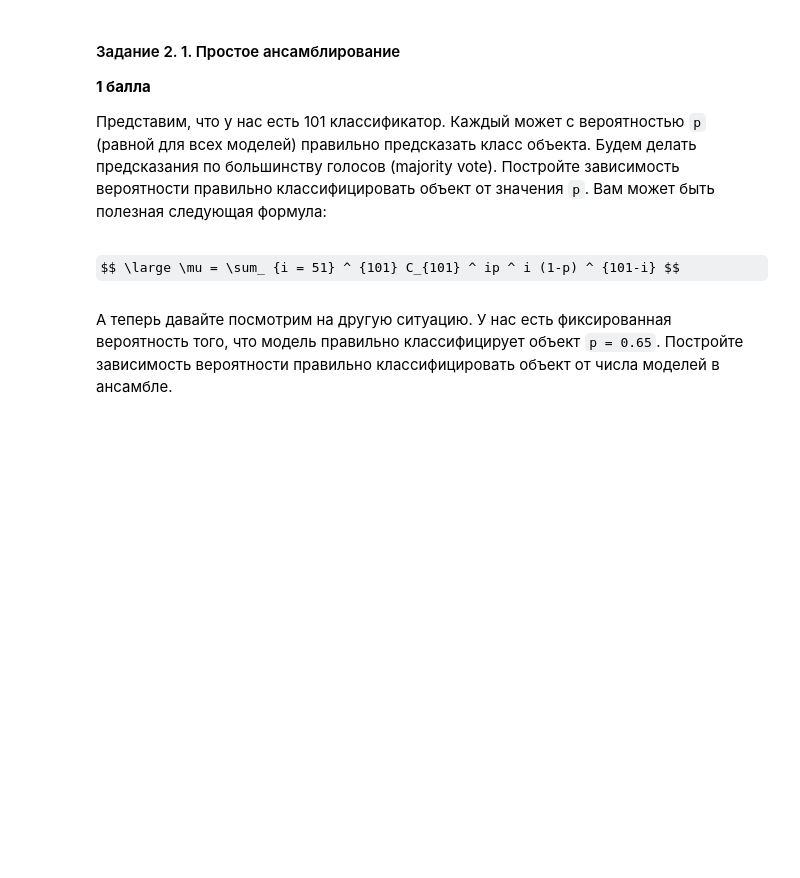
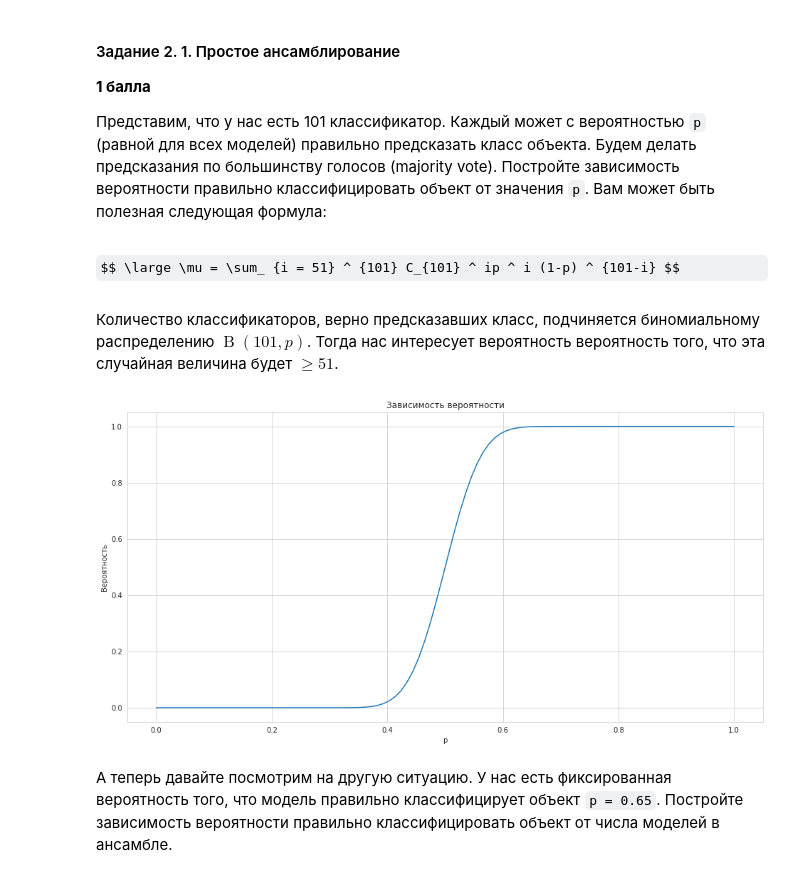
Before and after one commit to kambizaur/BI_ML_2023, a Jupyter notebook: HW_05_ensembles/code/Ensembles.ipynb, the cells around one changed output. Cells and saved outputs as stored; diff of their text form; code cells hidden in the pictures; some formulas as TeX source; blank space fills up the shorter version.

```diff
--- a/HW_05_ensembles/code/Ensembles.ipynb
+++ b/HW_05_ensembles/code/Ensembles.ipynb
@@ -79,6 +94,20 @@ def plot_regression_predictions(tree_reg, X, y, axes=[-3, 3, -10, 10], ylabel="$
 $$ \large \mu = \sum_ {i = 51} ^ {101} C_{101} ^ ip ^ i (1-p) ^ {101-i} $$
 # %%
 ## ENTER YOUR CODE HERE (/¯◡ ‿ ◡)/¯☆*##
+# %% [markdown]
+Количество классификаторов, верно предсказавших класс, подчиняется биномиальному распределению $\operatorname{B}(101, p)$. Тогда нас интересует вероятность вероятность того, что эта случайная величина будет $\geq 51$.
+# %%
+p = np.linspace(0, 1, 100)
+v = [1 - binom.cdf(50, 101, x) for x in p]
+
+plt.rcParams["figure.figsize"] = 16, 8
+plt.plot(p, v)
+plt.xlabel('p')
+plt.ylabel('Вероятность')
+plt.title('Зависимость вероятности')
+plt.show()
+# %% [output]
+[figure, added]
 # %% [markdown]
 А теперь давайте посмотрим на другую ситуацию. У нас есть фиксированная вероятность того, что модель правильно классифицирует объект `p = 0.65`. Постройте зависимость вероятности правильно классифицировать объект от числа моделей в ансамбле.
 # %%
```
Also changed, not shown: parts of 32 cells of this notebook, 1 other file.
